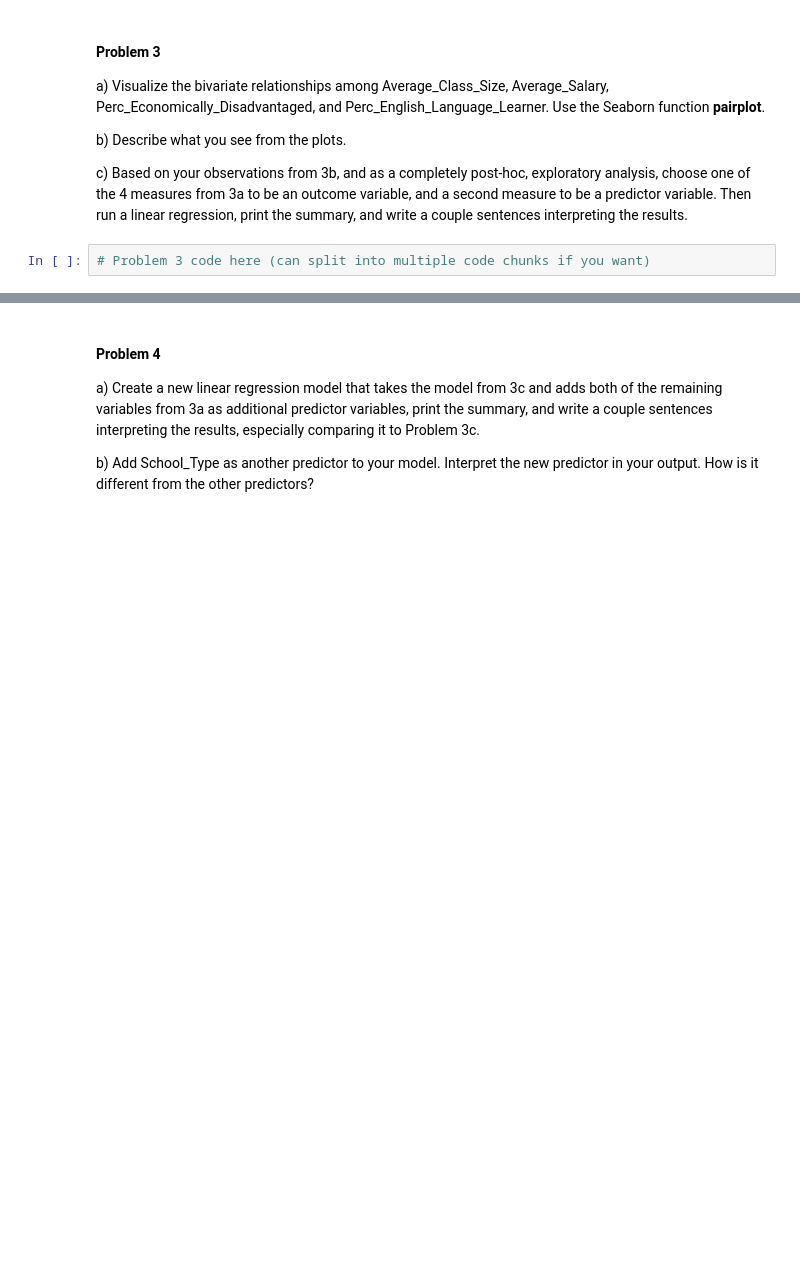
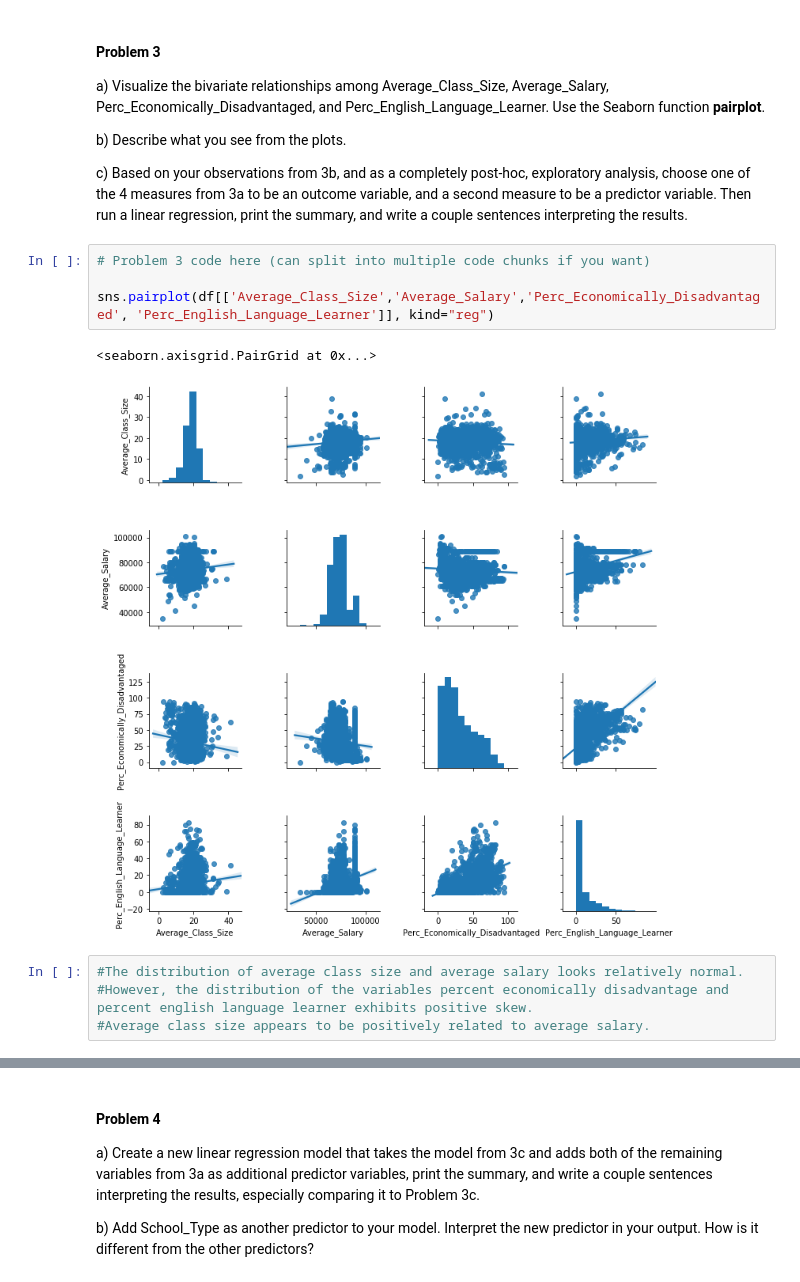
Before and after one commit to destanycb/f19_epsy5200_assignment11, a Jupyter notebook: F19 EPSY 5200 Assignment 11.ipynb, the cells around one changed output, grey strips where cells are left out. Drawn from its saved outputs; the diff is of its cells as text; blank space fills up the shorter version.

```diff
--- a/F19 EPSY 5200 Assignment 11.ipynb
+++ b/F19 EPSY 5200 Assignment 11.ipynb
@@ -92,3 +92,12 @@ b) Describe what you see from the plots.
 c) Based on your observations from 3b, and as a completely post-hoc, exploratory analysis, choose one of the 4 measures from 3a to be an outcome variable, and a second measure to be a predictor variable.  Then run a linear regression, print the summary, and write a couple sentences interpreting the results.
 # %%
 # Problem 3 code here (can split into multiple code chunks if you want)
+
+sns.pairplot(df[['Average_Class_Size','Average_Salary','Perc_Economically_Disadvantaged', 'Perc_English_Language_Learner']], kind="reg")
+# %% [output]
+<seaborn.axisgrid.PairGrid at 0x...>
+[figure, added]
+# %%
+#The distribution of average class size and average salary looks relatively normal.
+#However, the distribution of the variables percent economically disadvantage and percent english language learner exhibits positive skew.
+#Average class size appears to be positively related to average salary.
```
Also changed, not shown: parts of 1 cell of this notebook.
